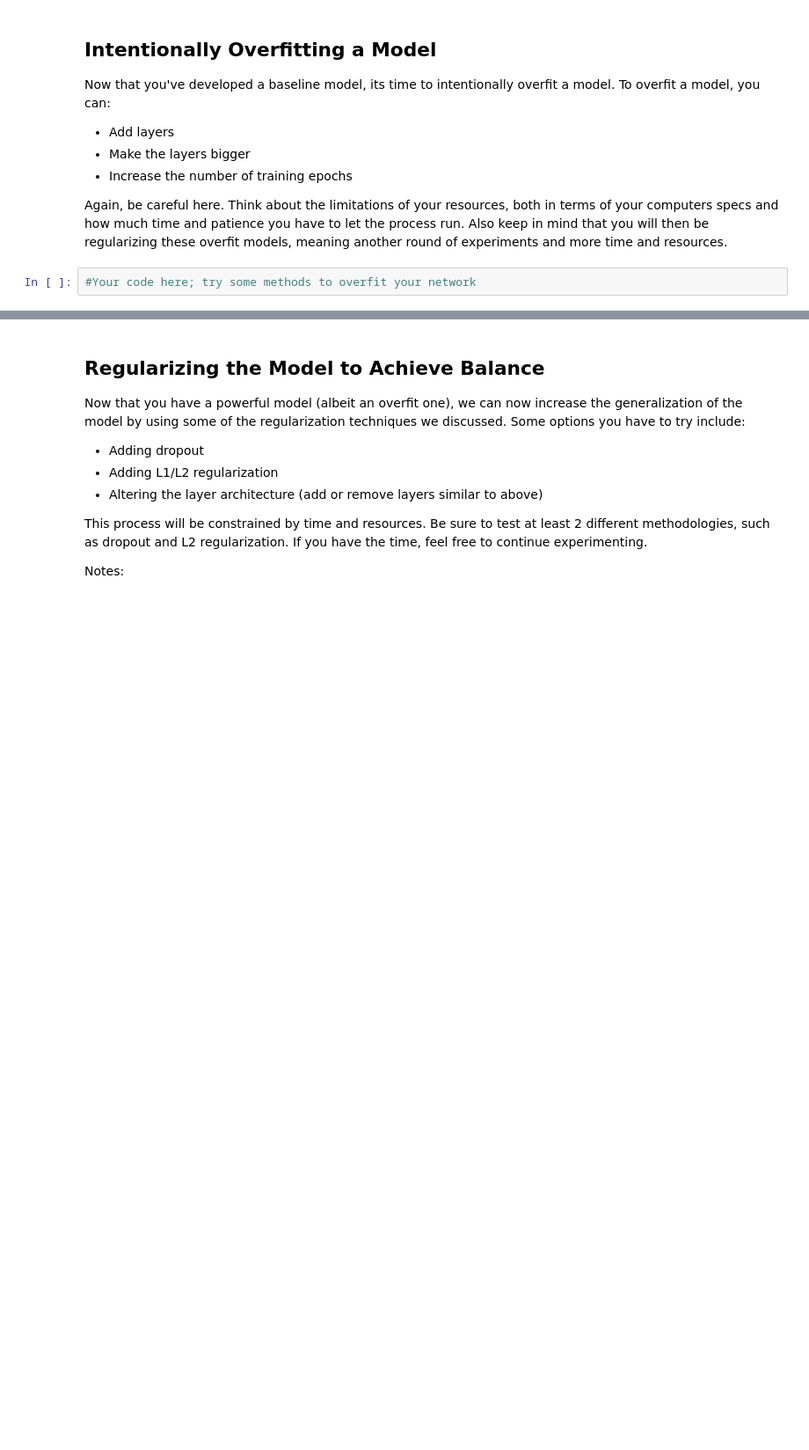
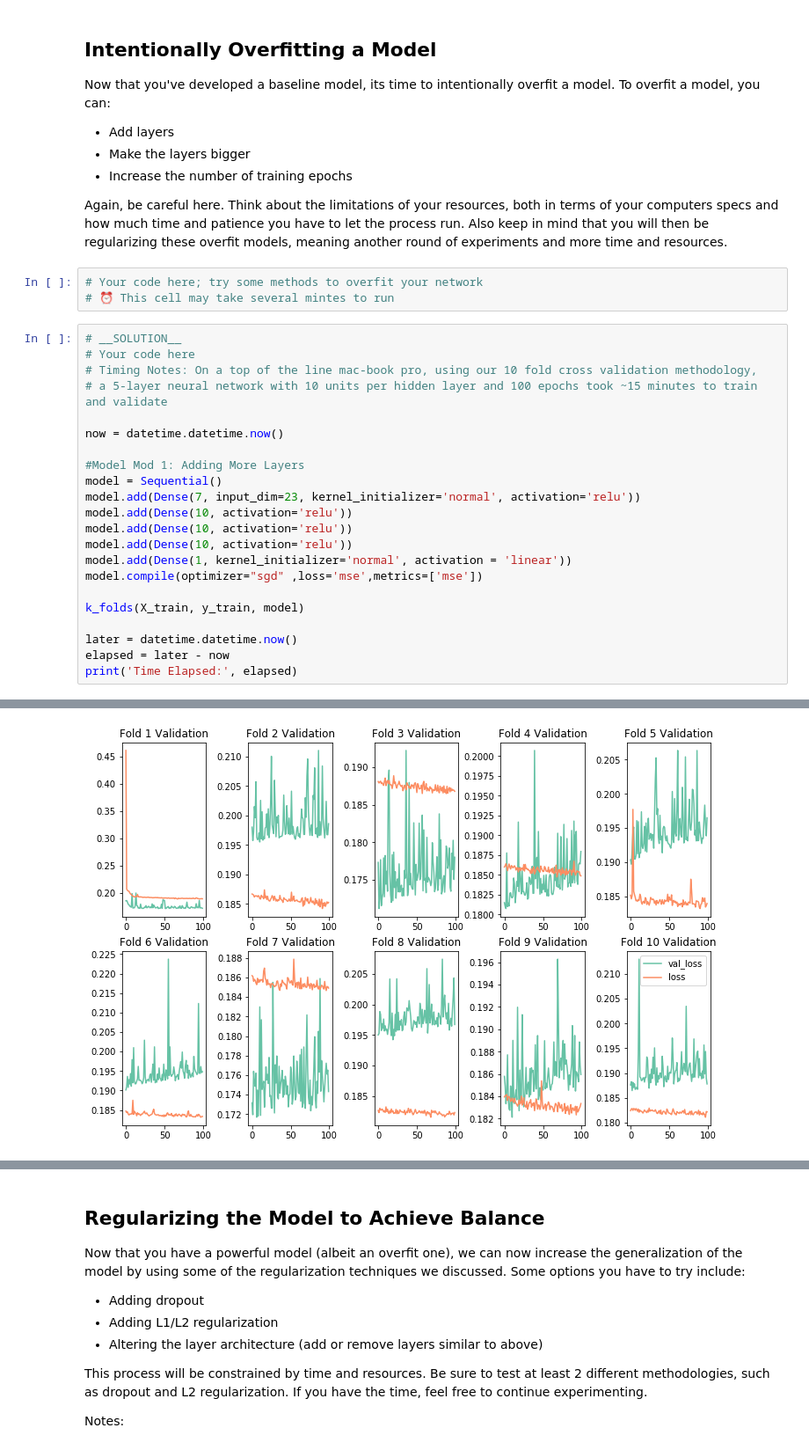
Before and after one commit to learn-co-curriculum/dsc-tuning-neural-networks-from-start-to-finish-lab-v2-1, a Jupyter notebook: index.ipynb, the cells around one changed output, grey strips where cells are left out. Shown at 88% size. Drawn from its saved outputs; the diff is of its cells as text; blank space fills up the shorter version.

```diff
--- a/index.ipynb
+++ b/index.ipynb
@@ -92,4 +279,28 @@ Now that you've developed a baseline model, its time to intentionally overfit a
 
 Again, be careful here. Think about the limitations of your resources, both in terms of your computers specs and how much time and patience you have to let the process run. Also keep in mind that you will then be regularizing these overfit models, meaning another round of experiments and more time and resources.
 # %%
-#Your code here; try some methods to overfit your network
+# Your code here; try some methods to overfit your network
+# ⏰ This cell may take several mintes to run
+# %%
+# __SOLUTION__
+# Your code here
+# Timing Notes: On a top of the line mac-book pro, using our 10 fold cross validation methodology,
+# a 5-layer neural network with 10 units per hidden layer and 100 epochs took ~15 minutes to train and validate
+
+now = datetime.datetime.now()
+
+#Model Mod 1: Adding More Layers
+model = Sequential()
+model.add(Dense(7, input_dim=23, kernel_initializer='normal', activation='relu'))
+model.add(Dense(10, activation='relu'))
+model.add(Dense(10, activation='relu'))
+model.add(Dense(10, activation='relu'))
+model.add(Dense(1, kernel_initializer='normal', activation = 'linear'))
+model.compile(optimizer="sgd" ,loss='mse',metrics=['mse'])
+
+k_folds(X_train, y_train, model)
+
+later = datetime.datetime.now()
+elapsed = later - now
+print('Time Elapsed:', elapsed)
+# %% [output]
@@ -96 +320,2 @@ Again, be careful here. Think about the limitations of your resources, both in t
+[figure, added]
 # %%
```
Also changed, not shown: parts of 28 cells of this notebook.
